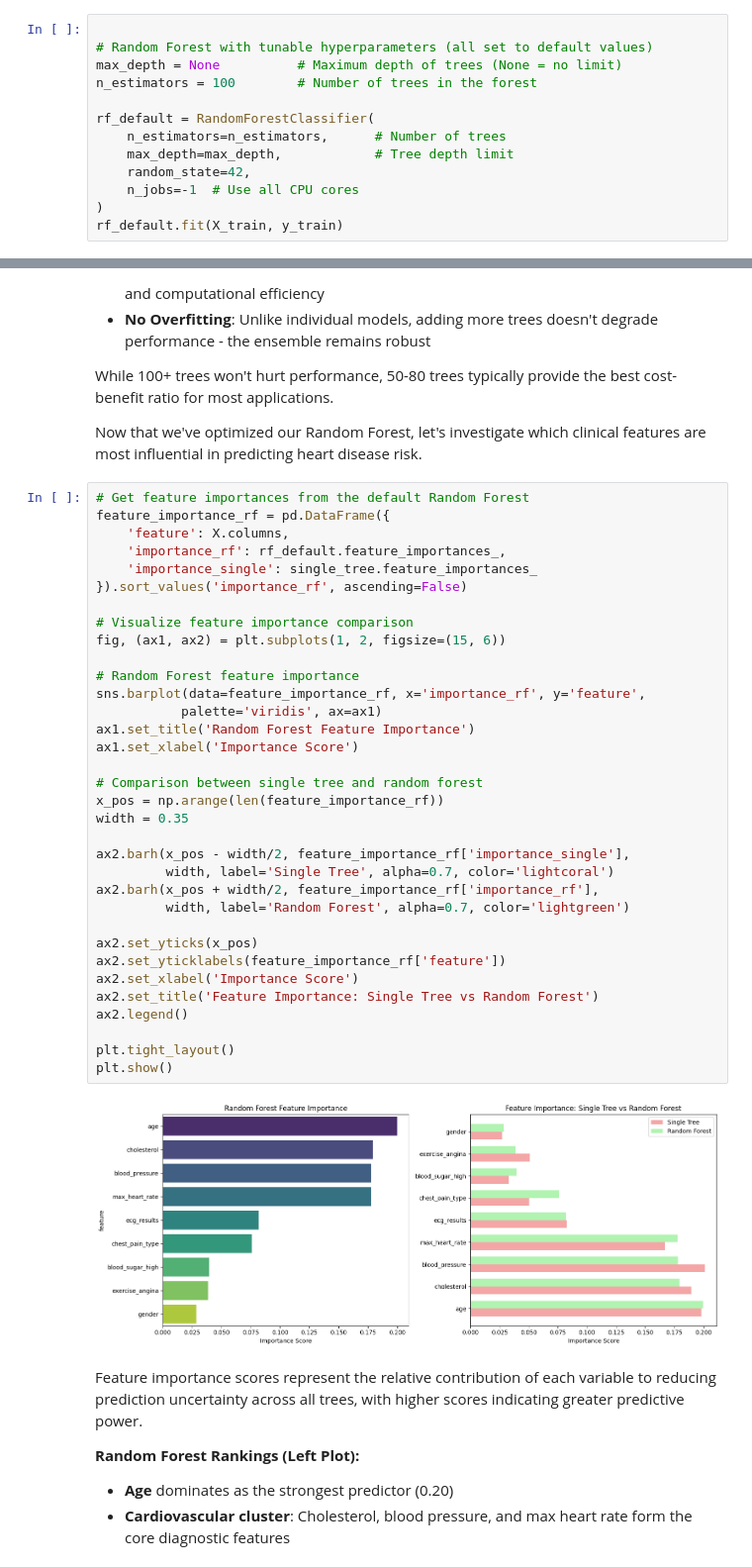
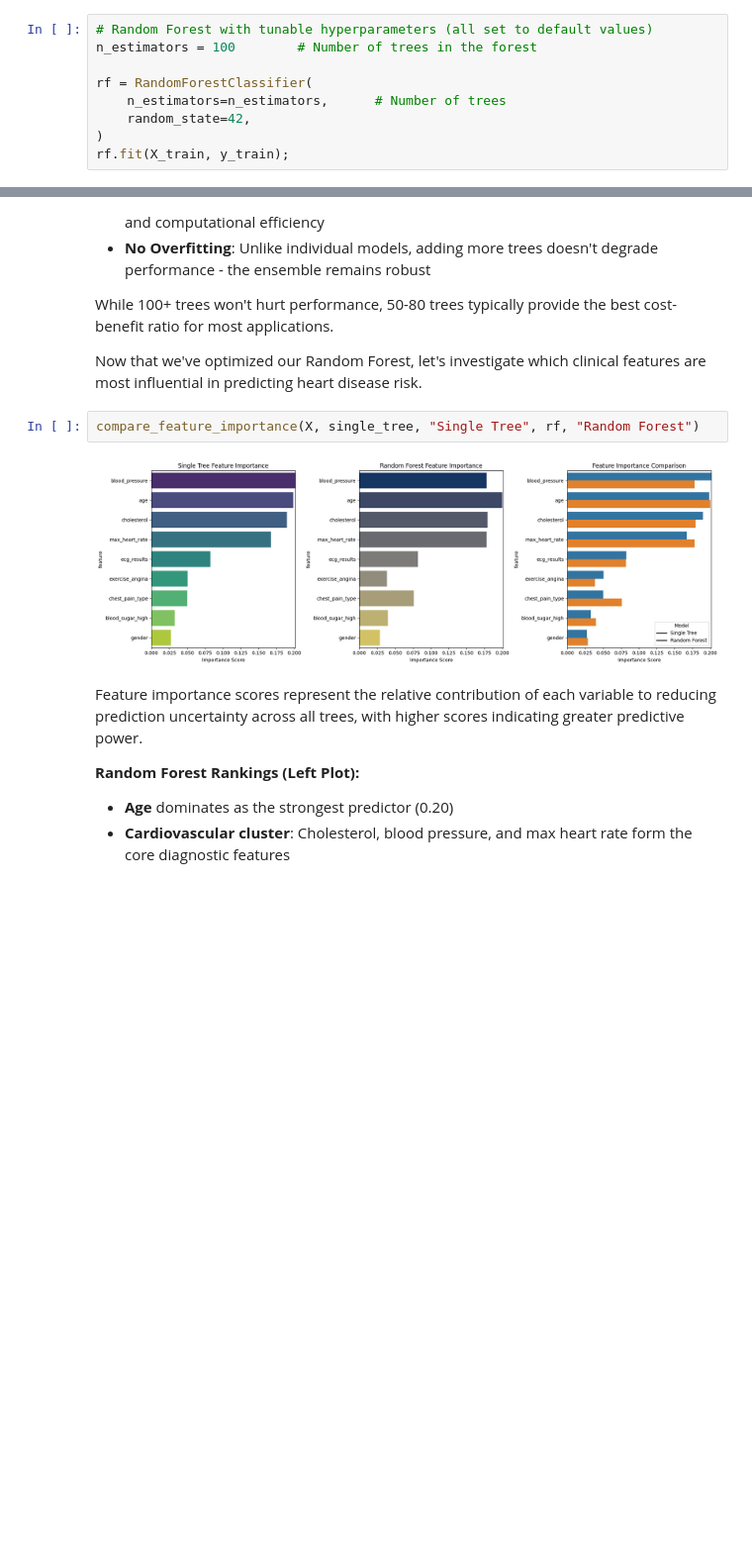
Before and after one commit to Jamoser123/PNR_Advanced_DataScience, a Jupyter notebook: 5_Decision_Trees_Random_Forest/HandsOn_Decision_Trees.ipynb, the cells around one changed output, grey strips where cells are left out. Shown at 99% size. Drawn from its saved outputs; the diff is of its cells as text; blank space fills up the shorter version.

Commit message:
Decision Trees Cosmetic update

```diff
--- a/5_Decision_Trees_Random_Forest/HandsOn_Decision_Trees.ipynb
+++ b/5_Decision_Trees_Random_Forest/HandsOn_Decision_Trees.ipynb
@@ -295,14 +282,10 @@ Improvement:                   0.1500
 # %%
-
 # Random Forest with tunable hyperparameters (all set to default values)
-max_depth = None          # Maximum depth of trees (None = no limit)
 n_estimators = 100        # Number of trees in the forest
 
-rf_default = RandomForestClassifier(
+rf = RandomForestClassifier(
     n_estimators=n_estimators,      # Number of trees
-    max_depth=max_depth,            # Tree depth limit
     random_state=42,
-    n_jobs=-1  # Use all CPU cores
 )
-rf_default.fit(X_train, y_train)
+rf.fit(X_train, y_train);
 # %%
@@ -399,41 +362,9 @@ While 100+ trees won't hurt performance, 50-80 trees typically provide the best
 
 Now that we've optimized our Random Forest, let's investigate which clinical features are most influential in predicting heart disease risk.
 # %%
-# Get feature importances from the default Random Forest
-feature_importance_rf = pd.DataFrame({
-    'feature': X.columns,
-    'importance_rf': rf_default.feature_importances_,
-    'importance_single': single_tree.feature_importances_
-}).sort_values('importance_rf', ascending=False)
-
-# Visualize feature importance comparison
-fig, (ax1, ax2) = plt.subplots(1, 2, figsize=(15, 6))
-
-# Random Forest feature importance
-sns.barplot(data=feature_importance_rf, x='importance_rf', y='feature',
-           palette='viridis', ax=ax1)
-ax1.set_title('Random Forest Feature Importance')
-ax1.set_xlabel('Importance Score')
-
-# Comparison between single tree and random forest
-x_pos = np.arange(len(feature_importance_rf))
-width = 0.35
-
-ax2.barh(x_pos - width/2, feature_importance_rf['importance_single'],
-         width, label='Single Tree', alpha=0.7, color='lightcoral')
-ax2.barh(x_pos + width/2, feature_importance_rf['importance_rf'],
-         width, label='Random Forest', alpha=0.7, color='lightgreen')
-
-ax2.set_yticks(x_pos)
-ax2.set_yticklabels(feature_importance_rf['feature'])
-ax2.set_xlabel('Importance Score')
-ax2.set_title('Feature Importance: Single Tree vs Random Forest')
-ax2.legend()
-
-plt.tight_layout()
-plt.show()
+compare_feature_importance(X, single_tree, "Single Tree", rf, "Random Forest")
 # %% [output]
-[figure, old version]
+[figure, new version]
 # %% [markdown]
 Feature importance scores represent the relative contribution of each variable to reducing prediction uncertainty across all trees, with higher scores indicating greater predictive power.
 
```
Also changed, not shown: parts of 29 cells of this notebook, 1 other file.
